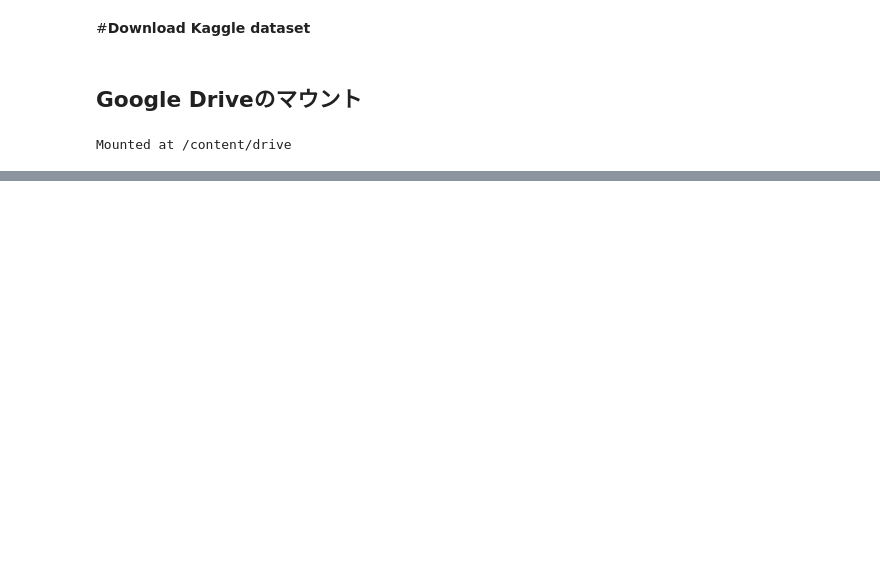
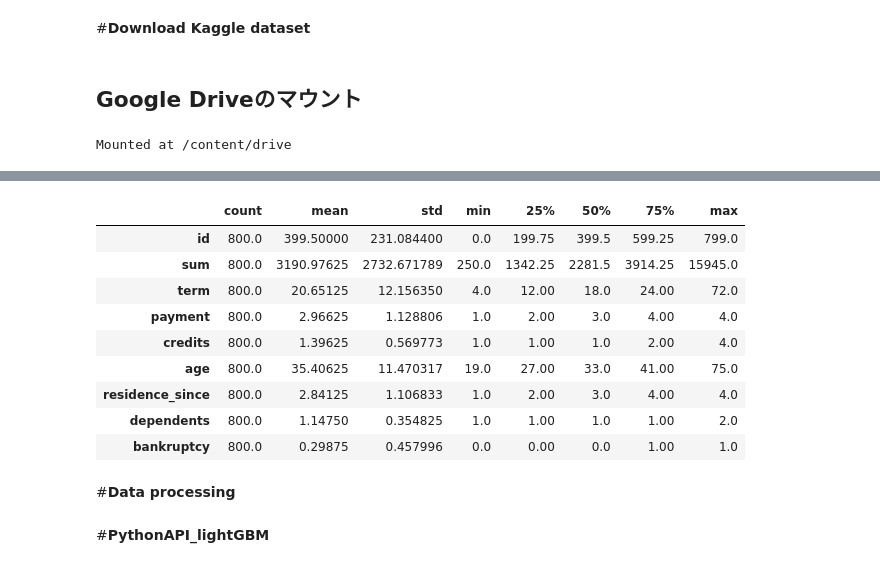
Before and after one commit to ykitaguchi77/Kaggle, a Jupyter notebook: Bunkruptcy-prediction.ipynb, the cells around one changed output, grey strips where cells are left out. Cells and saved outputs as stored; diff of their text form; code cells hidden in the pictures; blank space fills up the shorter version.

```diff
--- a/Bunkruptcy-prediction.ipynb
+++ b/Bunkruptcy-prediction.ipynb
@@ -113,0 +151,14 @@ train_df
+# %%
+# check train_data describe
+train_df.describe().T
+# %% [output]
+|  | count | mean | std | min | 25% | 50% | 75% | max |
+| id | 800.0 | 399.50000 | 231.084400 | 0.0 | 199.75 | 399.5 | 599.25 | 799.0 |
+| sum | 800.0 | 3190.97625 | 2732.671789 | 250.0 | 1342.25 | 2281.5 | 3914.25 | 15945.0 |
+| term | 800.0 | 20.65125 | 12.156350 | 4.0 | 12.00 | 18.0 | 24.00 | 72.0 |
+| payment | 800.0 | 2.96625 | 1.128806 | 1.0 | 2.00 | 3.0 | 4.00 | 4.0 |
+| credits | 800.0 | 1.39625 | 0.569773 | 1.0 | 1.00 | 1.0 | 2.00 | 4.0 |
+| age | 800.0 | 35.40625 | 11.470317 | 19.0 | 27.00 | 33.0 | 41.00 | 75.0 |
+| residence_since | 800.0 | 2.84125 | 1.106833 | 1.0 | 2.00 | 3.0 | 4.00 | 4.0 |
+| dependents | 800.0 | 1.14750 | 0.354825 | 1.0 | 1.00 | 1.0 | 1.00 | 2.0 |
+| bankruptcy | 800.0 | 0.29875 | 0.457996 | 0.0 | 0.00 | 0.0 | 1.00 | 1.0 |
@@ -113,0 +176,2 @@ train_df
+# %% [markdown]
+#**Data processing**
@@ -113,0 +313,2 @@ train_df
+# %% [markdown]
+#**PythonAPI_lightGBM**
```
Also changed, not shown: parts of 21 cells of this notebook.
